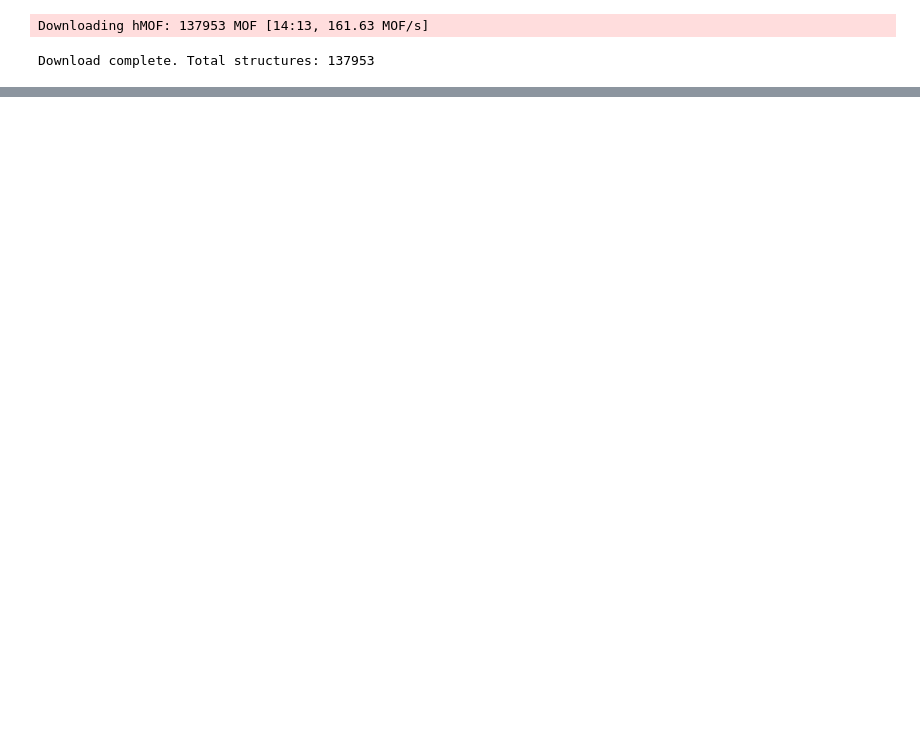
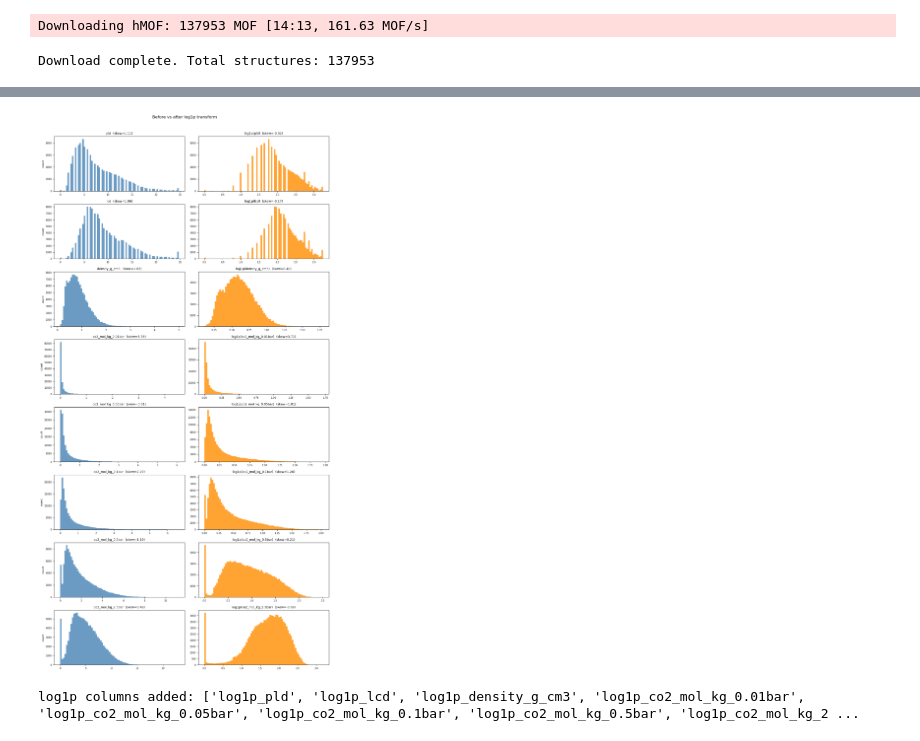
Before and after one commit to isabellafmv/dc-mof-project, a Jupyter notebook: dataset-exploration.ipynb, the cells around one changed output, grey strips where cells are left out. Saved outputs shown, nothing was run; the diff lists cells and outputs as text; code cells hidden in the pictures; blank space fills up the shorter version.

Commit message:
cleaned dataset, applied log transform

```diff
--- a/dataset-exploration.ipynb
+++ b/dataset-exploration.ipynb
@@ -261,0 +321,39 @@ tfa            3
+# %%
+# ---------------------------------------------------------------------------
+# log1p transform for skewed columns
+# ---------------------------------------------------------------------------
+
+log_cols = ["pld", "lcd", "density_g_cm3"] + co2_cols
+
+for col in log_cols:
+    df[f"log1p_{col}"] = np.log1p(df[col])
+
+log_transformed_cols = [f"log1p_{c}" for c in log_cols]
+
+# Compare distributions before/after
+fig, axes = plt.subplots(len(log_cols), 2, figsize=(12, len(log_cols) * 2.8))
+
+for i, col in enumerate(log_cols):
+    data_raw = df[col].dropna()
+    data_log = df[f"log1p_{col}"].dropna()
+
+    sk_raw = skew(data_raw)
+    sk_log = skew(data_log)
+
+    axes[i, 0].hist(data_raw, bins=80, color="steelblue", edgecolor="none", alpha=0.8)
+    axes[i, 0].set_title(f"{col}  (skew={sk_raw:.2f})", fontsize=9)
+    axes[i, 0].set_ylabel("count", fontsize=8)
+    axes[i, 0].tick_params(labelsize=7)
+
+    axes[i, 1].hist(data_log, bins=80, color="darkorange", edgecolor="none", alpha=0.8)
+    axes[i, 1].set_title(f"log1p({col})  (skew={sk_log:.2f})", fontsize=9)
+    axes[i, 1].tick_params(labelsize=7)
+
+plt.suptitle("Before vs after log1p transform", fontsize=12, y=1.01)
+plt.tight_layout()
+plt.show()
+
+print("log1p columns added:", log_transformed_cols)
+# %% [output]
+[figure, added]
+log1p columns added: ['log1p_pld', 'log1p_lcd', 'log1p_density_g_cm3', 'log1p_co2_mol_kg_0.01bar', 'log1p_co2_mol_kg_0.05bar', 'log1p_co2_mol_kg_0.1bar', 'log1p_co2_mol_kg_0.5bar', 'log1p_co2_mol_kg_2 ...
```
Also changed, not shown: parts of 6 cells of this notebook, 1 other file.
